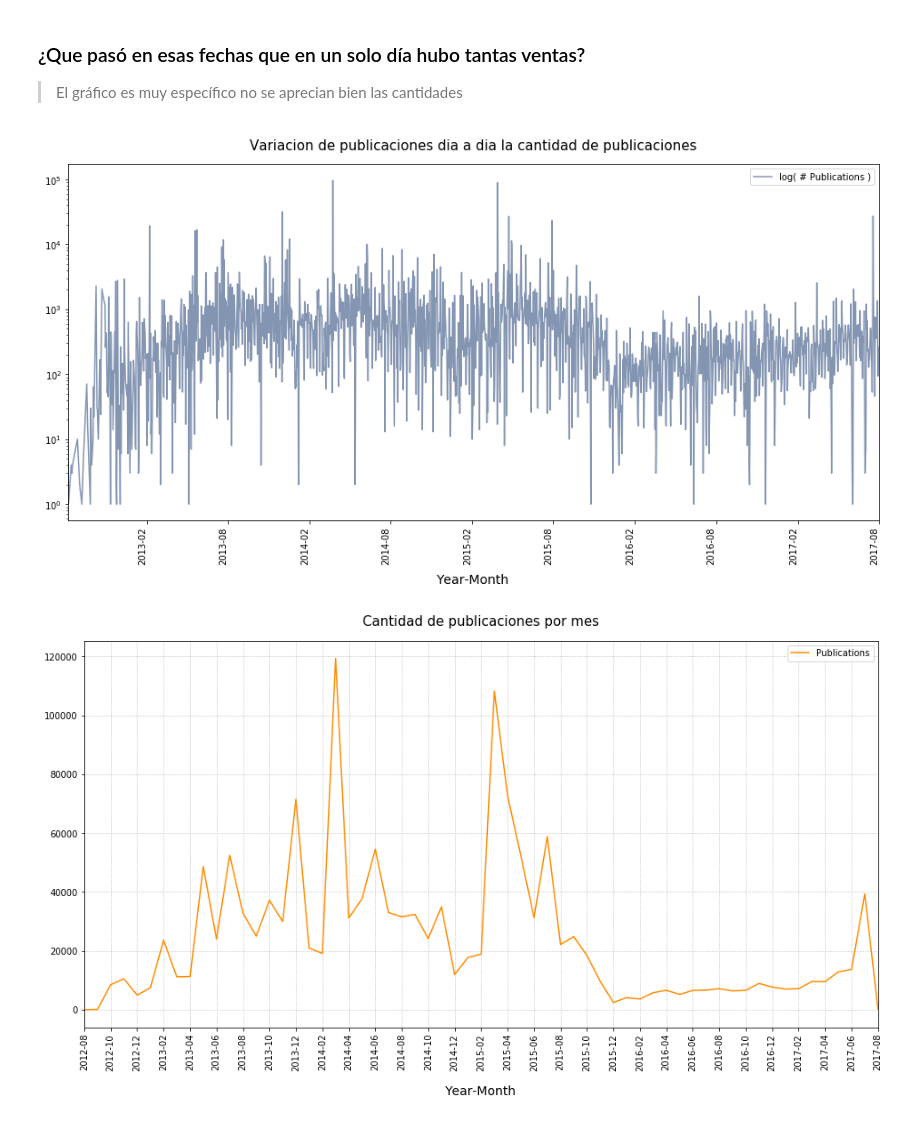
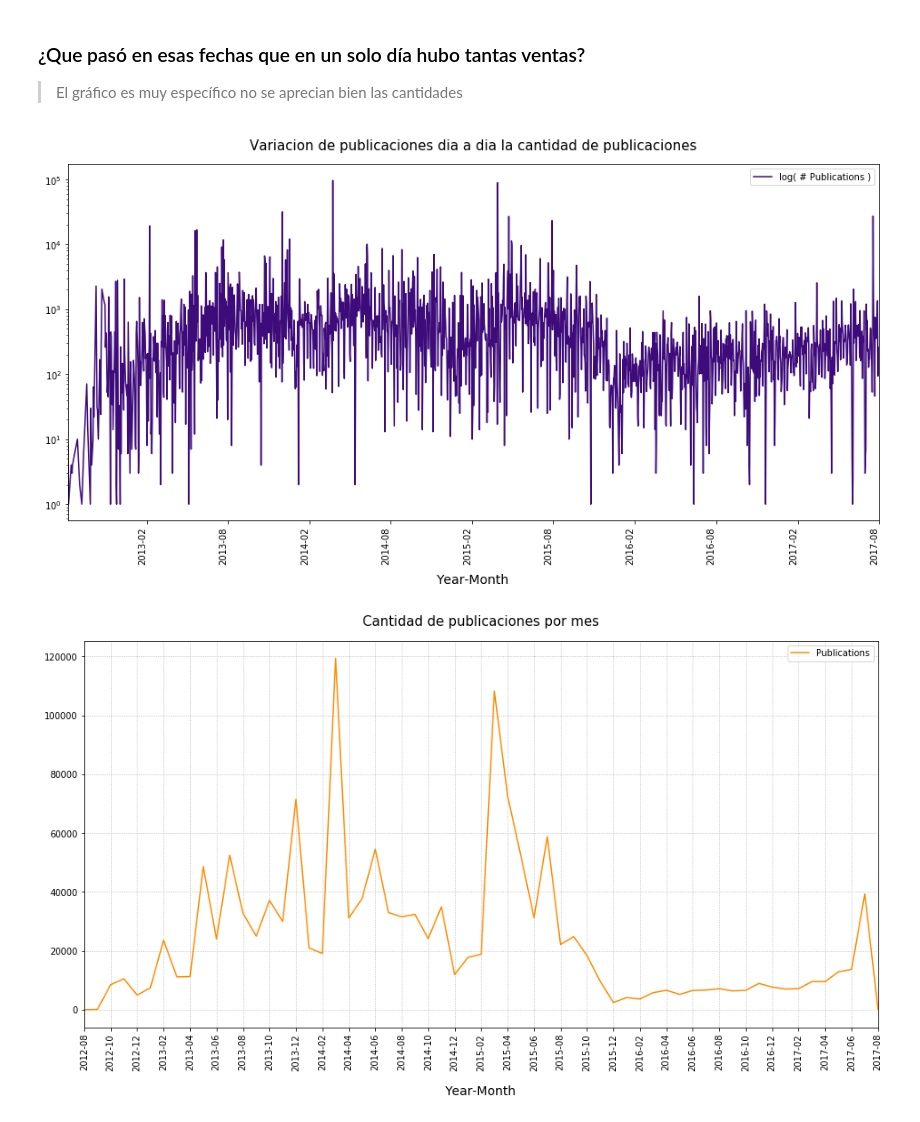
Before and after one commit to fpenovi/BArealEstatePricing, a Jupyter notebook: notebooks/00 - Hello_TP.ipynb, the cells around one changed output. Cells and saved outputs as stored; diff of their text form; code cells hidden in the pictures.

```diff
--- a/notebooks/00 - Hello_TP.ipynb
+++ b/notebooks/00 - Hello_TP.ipynb
@@ -52,17 +53,17 @@ fig.title.set_position((0.5, 1.025));
 # %%
 fig = forPlot.plot(x='Year-Month',
                    figsize=(16, 8),
-                   color='#8495b2',
+                   color='#3e0b7a',
                    logy=True,
                    rot=90,
                    title="Variacion de publicaciones dia a dia la cantidad de publicaciones")
 fig.xaxis.label.set_size(14)
 fig.xaxis.set_label_coords(0.5, -0.15)
 fig.title.set_size(15)
 fig.legend().get_texts()[0].set_text("log( # Publications )")
 fig.title.set_position((0.5, 1.025));
 # %% [output]
-[figure, old version]
+[figure, new version]
 # %%
 grouped = pd.DataFrame({'Year-Month':pd.Series(pd.to_datetime(dfPublished.created_on.dt.year.astype('str') + '-' + dfPublished.created_on.dt.month.astype('str'))),
                         'Publications':dfPublished.id}).groupby(by='Year-Month').count()
```
Also changed, not shown: parts of 3 cells of this notebook.
